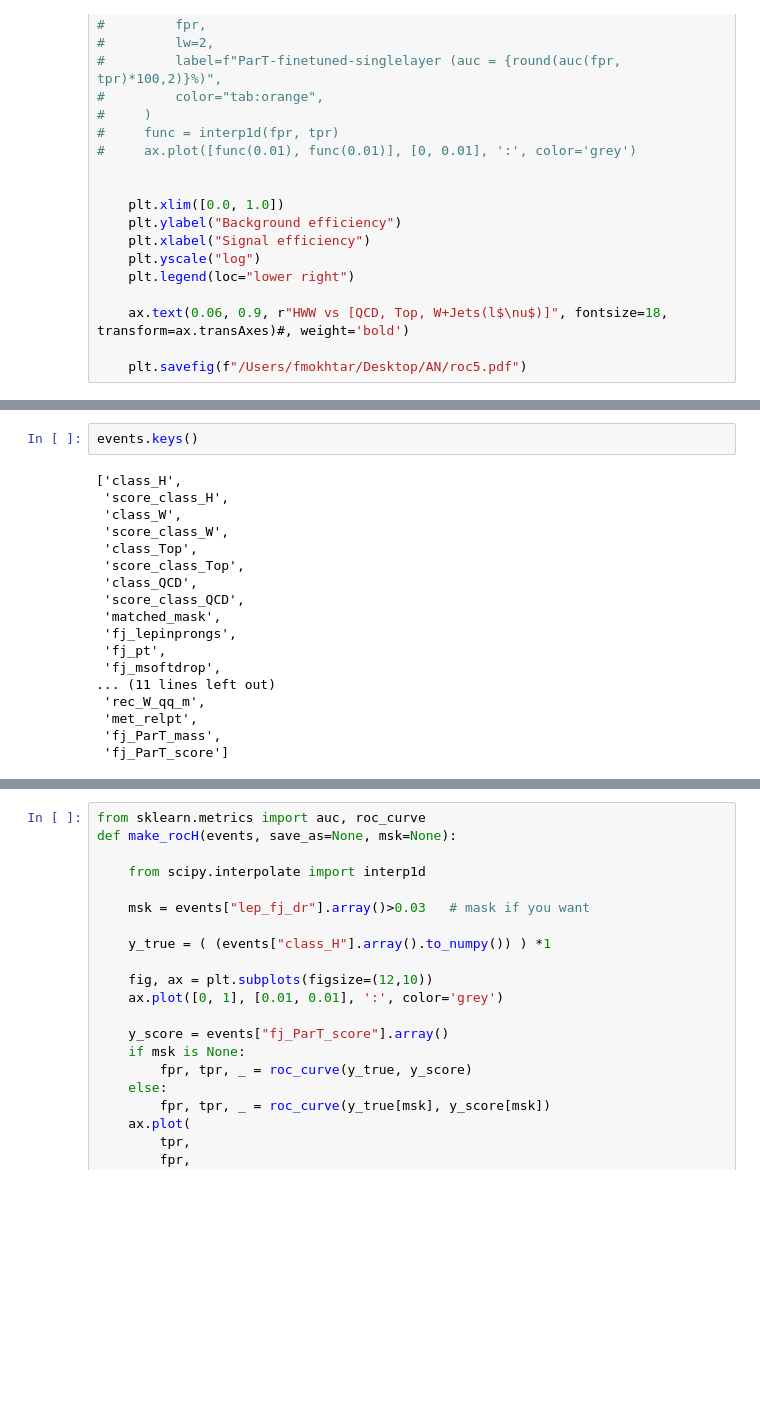
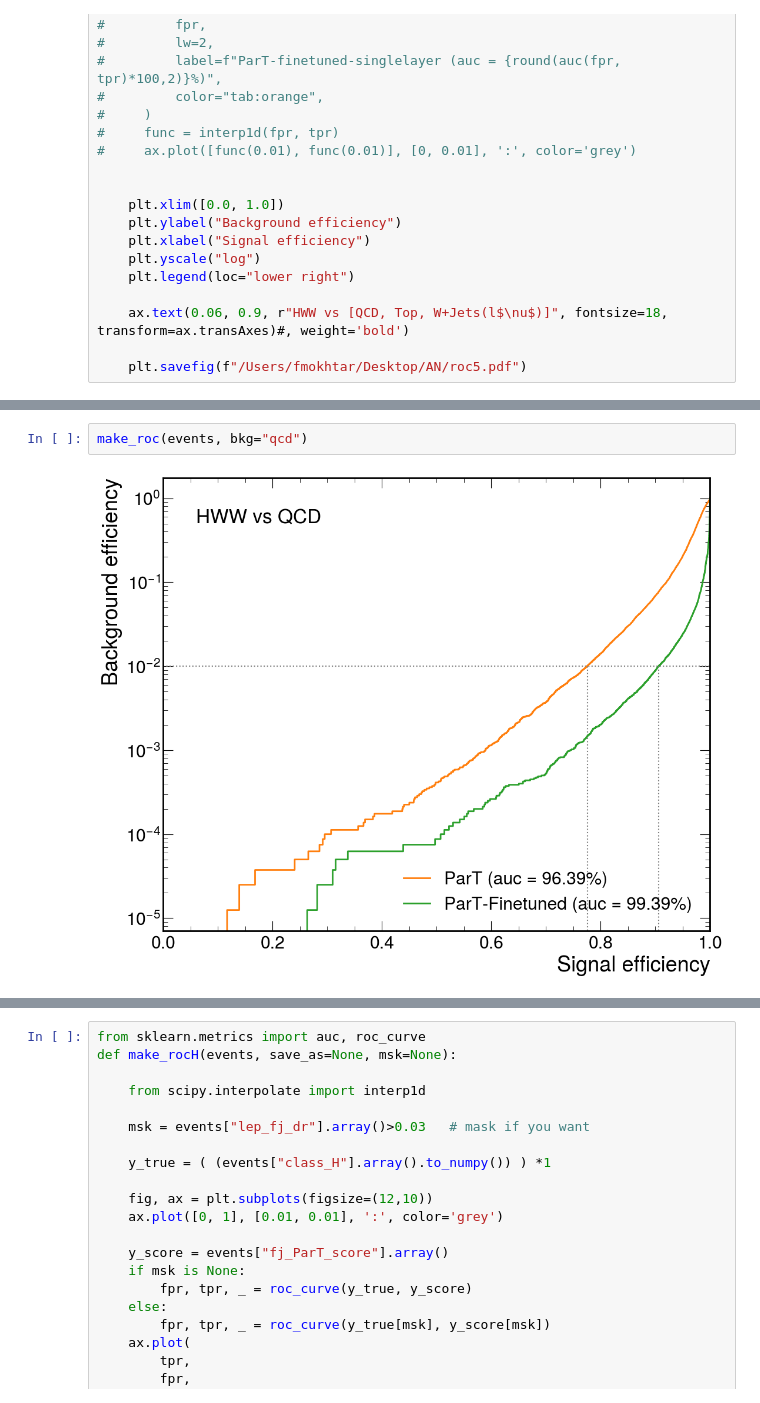
Before and after one commit to farakiko/weaver-core-dev, a Jupyter notebook: notebooks/tagger_finetuning.ipynb, the cells around one changed output, grey strips where cells are left out. Saved outputs shown, nothing was run; the diff lists cells and outputs as text; blank space fills up the shorter version.

```diff
--- a/notebooks/tagger_finetuning.ipynb
+++ b/notebooks/tagger_finetuning.ipynb
@@ -415,20 +438,4 @@ FileNotFoundError: file not found
-# %%
-events.keys()
-# %% [output]
-['class_H',
- 'score_class_H',
- 'class_W',
- 'score_class_W',
- 'class_Top',
- 'score_class_Top',
- 'class_QCD',
- 'score_class_QCD',
- 'matched_mask',
- 'fj_lepinprongs',
- 'fj_pt',
- 'fj_msoftdrop',
-... (11 lines left out)
- 'rec_W_qq_m',
- 'met_relpt',
- 'fj_ParT_mass',
- 'fj_ParT_score']
+# %%
+make_roc(events, bkg="qcd")
+# %% [output]
+[figure, added]
```
Also changed, not shown: parts of 10 cells of this notebook.
